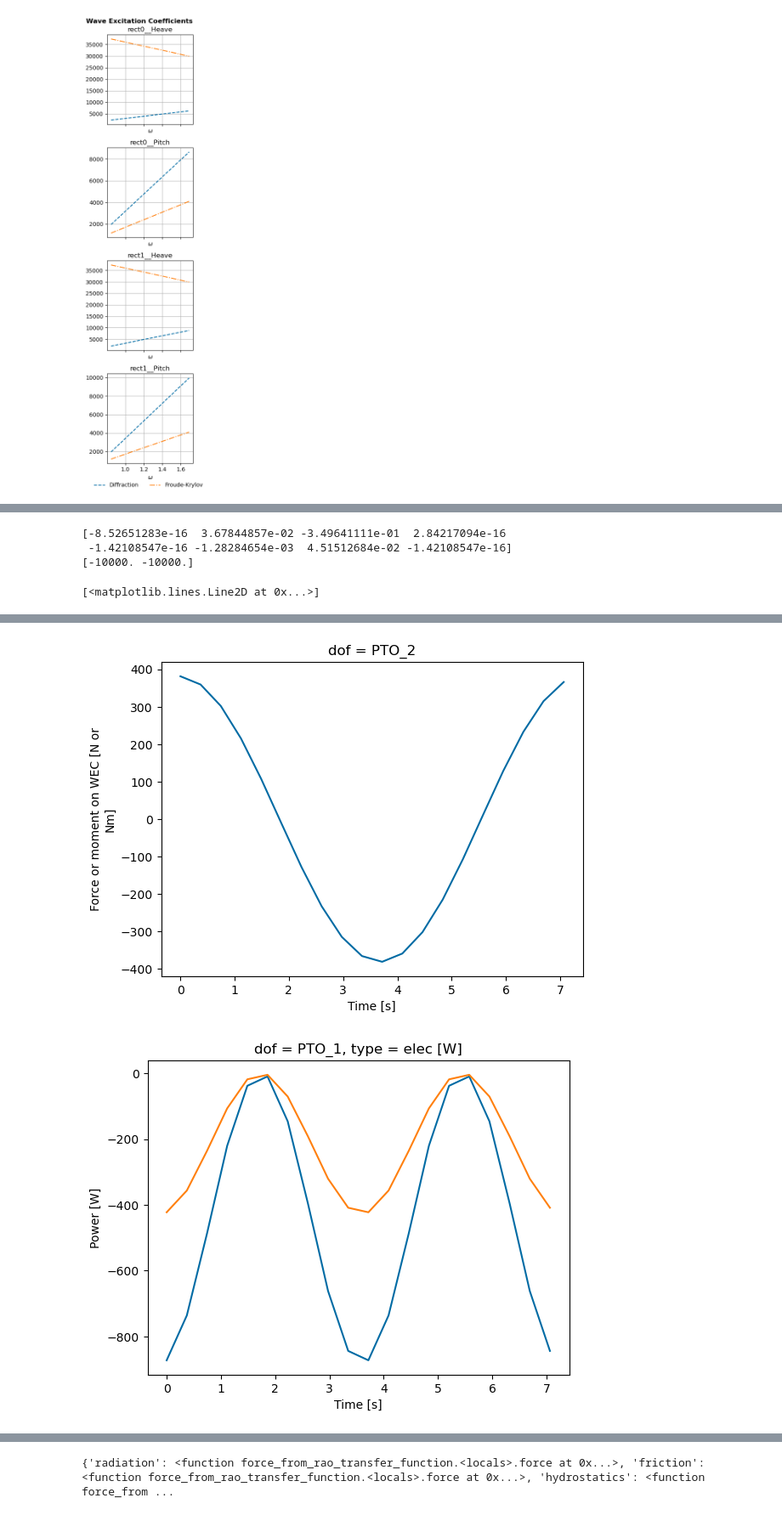
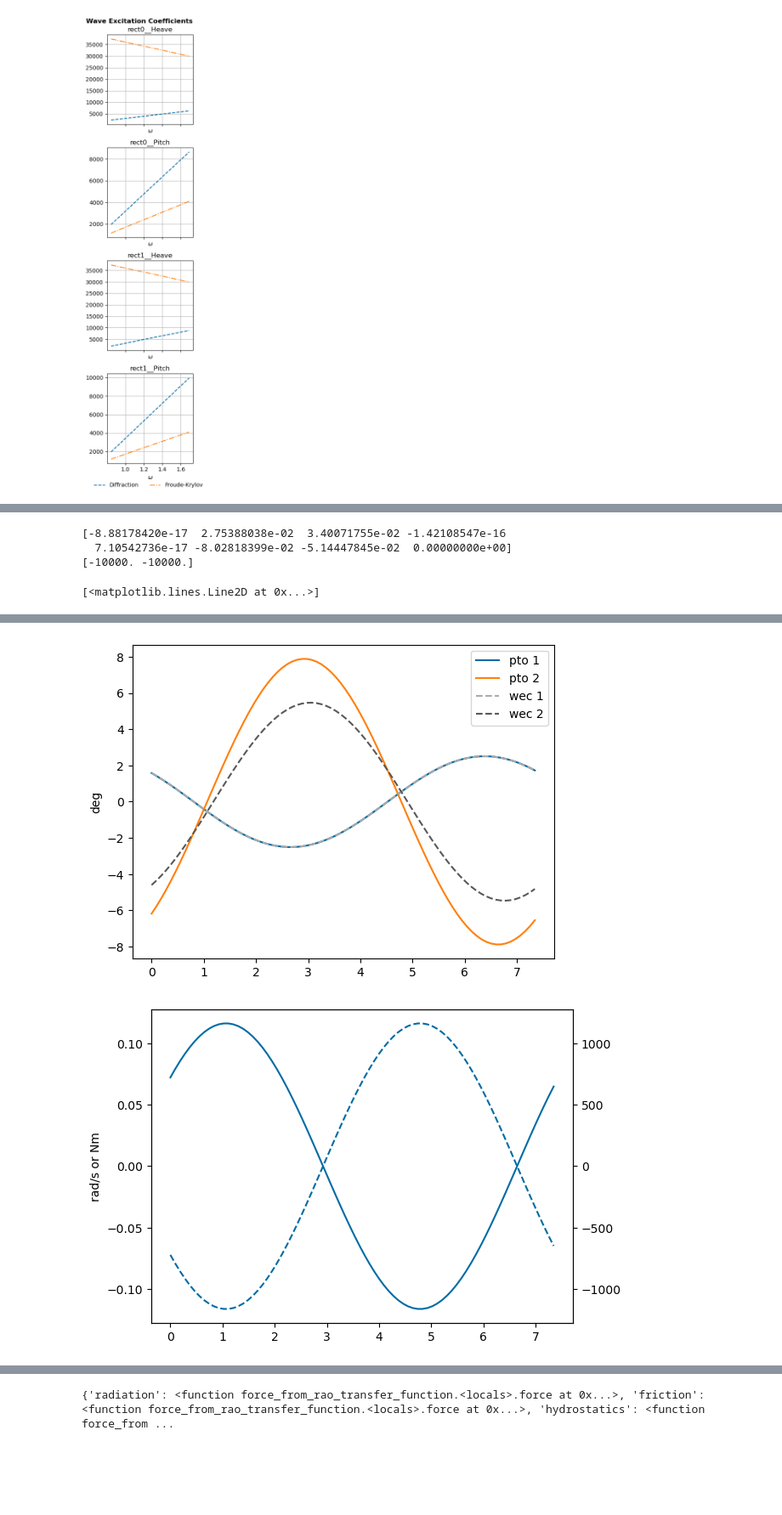
Before and after one commit to jtgrasb/WecOptTool, a Jupyter notebook: examples/attenuatorParallelAxis2Bod.ipynb, the cells around one changed output, grey strips where cells are left out. Shown at 85% size. Cells and saved outputs as stored; diff of their text form; code cells hidden in the pictures; blank space fills up the shorter version.

```diff
--- a/examples/attenuatorParallelAxis2Bod.ipynb
+++ b/examples/attenuatorParallelAxis2Bod.ipynb
@@ -308,0 +329,10 @@ pto2 = wot.pto.PTO(pto_ndof, kinematics2, controller, pto_impedance, loss, name2
+# %%
+hydro_data = wot.add_linear_friction(bem_data, None)
+
+# frequency array
+f1, nfreq = wot.frequency_parameters(hydro_data.omega.values/(2*np.pi), False)
+
+# check real part of damping diagonal > 0
+hydro_data = wot.check_radiation_damping(hydro_data, 1e-6, False)
+
+print(hydro_data['hydrostatic_stiffness'])
@@ -344,8 +392,8 @@ for coeff_name in coeff_var_names:
         hydro_data[coeff_name].sel(influenced_dof='rect1__Pitch',radiating_dof='rect1__Pitch') # convert to pitch about PTO 1 location
 
     if coeff_name != 'inertia_matrix':
-        coeff_data[coeff_name].loc[dict(influenced_dof='rect1__Pitch',radiating_dof='rect0__Pitch')] = \
-            hydro_data[coeff_name].sel(influenced_dof='rect1__Heave',radiating_dof='rect1__Heave')*(3*bodyDist/2)**2 # does 3 coeff in square make sense?
+        coeff_data[coeff_name].loc[dict(influenced_dof='rect0__Pitch',radiating_dof='rect1__Pitch')] = \
+            hydro_data[coeff_name].sel(influenced_dof='rect1__Heave',radiating_dof='rect1__Heave')*3*(bodyDist/2)**2 # does 3 coeff in square make sense? I don't think so
 
 for exc_coeff_name in exc_coeff_var_names:
     coeff_data[exc_coeff_name].loc[dict(influenced_dof='rect0__Pitch')] = \
@@ -354,7 +402,6 @@ for exc_coeff_name in exc_coeff_var_names:
     coeff_data[exc_coeff_name].loc[dict(influenced_dof='rect1__Pitch')] = \
         hydro_data[exc_coeff_name].sel(influenced_dof='rect1__Heave')*bodyDist/2 \
             + hydro_data[exc_coeff_name].sel(influenced_dof='rect1__Pitch')
-
 
 coeff_data['omega'] = hydro_data['omega']
 
@@ -368,6 +415,10 @@ tmp = hs.isel(omega=0).copy(deep=True)
 tmp['omega'] = tmp['omega'] * 0
 hs = xr.concat([tmp, hs], dim='omega') #, data_vars='minimal')
 rao_transfer_functions['hydrostatics'] = (hs, True)
+
+print(rao_transfer_functions['hydrostatics'][0])
+print(rao_transfer_functions['hydrostatics'][0].sel(influenced_dof='rect0__Pitch'))
+print(rao_transfer_functions['hydrostatics'][0].transpose("omega", "radiating_dof", "influenced_dof").sel(influenced_dof='rect0__Pitch'))
 
 linear_force_functions_about_PTO = dict()
 for name, (value, zero_freq) in rao_transfer_functions.items():
@@ -506,17 +593,25 @@ x_wec, x_opt = wec.decompose_state(results[0].x)
 print(x_wec)
 print(x_opt)
 
-nsubsteps = 5
+nsubsteps = 20
 pto_fdom1, pto_tdom1 = pto1.post_process(wec, results, waves, nsubsteps=nsubsteps)
 pto_fdom2, pto_tdom2 = pto2.post_process(wec, results, waves, nsubsteps=nsubsteps)
 wec_fdom, wec_tdom = wec.post_process(wec, results, waves, nsubsteps=nsubsteps)
 
+# because I converted the coefficients to be about the pto (which is relative motion for PTO 2), I need to convert them back to WEC frame
+body1_pitch =  pto_tdom1[0]['pos']*(180/np.pi)
+body2_pitch =  pto_tdom1[0]['pos'].squeeze()*(180/np.pi) + pto_tdom2[0]['pos'].squeeze()*(180/np.pi)
+
 # calculate theoretical heave
-theoretical_heave1 = -(bodyDist/2)*np.sin(wec_tdom[0]['pos'][0])
-theoretical_heave2 = -3*(bodyDist/2)*np.sin(wec_tdom[0]['pos'][0]) - (bodyDist/2)*np.sin(wec_tdom[0]['pos'][1])
+theoretical_heave1 = -(bodyDist/2)*np.sin(pto_tdom1[0]['pos'])
+theoretical_heave2 = -3*(bodyDist/2)*np.sin(pto_tdom1[0]['pos']).squeeze() - (bodyDist/2)*np.sin(pto_tdom2[0]['pos']).squeeze()
 
 plt.figure()
-plt.plot(wec_tdom[0]['time'], wec_tdom[0]['pos'][0]*(180/np.pi), label='pitch')
+wec_tdom[0]['wave_elev'].plot()
+
+
+plt.figure()
+plt.plot(wec_tdom[0]['time'], body1_pitch, label='pitch')
 #wec_tdom[0]['pos'][1].plot(label='pitch')
 plt.plot(wec_tdom[0]['time'], np.squeeze(theoretical_heave1),'--',label='theoretical heave')
 plt.ylabel('m or deg')
@@ -524,12 +619,33 @@ plt.title('body 1')
 plt.legend()
 
 plt.figure()
-plt.plot(wec_tdom[0]['time'], wec_tdom[0]['pos'][1]*(180/np.pi), label='pitch')
+plt.plot(wec_tdom[0]['time'], body2_pitch, label='pitch')
 #wec_tdom[0]['pos'][1].plot(label='pitch')
 plt.plot(wec_tdom[0]['time'], np.squeeze(theoretical_heave2),'--',label='theoretical heave')
 plt.ylabel('m or deg')
 plt.title('body 2')
 plt.legend()
+
+plt.figure()
+plt.plot(pto_tdom1[0]['time'], pto_tdom1[0]['pos']*(180/np.pi), label='pto 1')
+plt.plot(pto_tdom2[0]['time'], pto_tdom2[0]['pos']*(180/np.pi), label='pto 2')
+plt.plot(wec_tdom[0]['time'], wec_tdom[0]['pos'][0]*(180/np.pi), '--',label='wec 1')
+plt.plot(wec_tdom[0]['time'], wec_tdom[0]['pos'][1]*(180/np.pi), '--',label='wec 2')
+plt.ylabel('deg')
+plt.legend()
+
+fig, ax1 = plt.subplots()
+ax1.plot(pto_tdom2[0]['time'], pto_tdom2[0]['vel'], label='pto 2')
+ax2 = ax1.twinx()
+ax2.plot(wec_tdom[0]['time'], np.squeeze(wec_tdom[0]['force'][1].sel(type='PTO_2')),'--')
+ax1.set_ylabel('rad/s or Nm')
+
+
+plt.figure()
+pto_tdom1[0]['vel'].plot()
+
+plt.figure()
+pto_tdom2[0]['vel'].plot()
 
 plt.figure()
 pto_tdom1[0]['force'].plot()
@@ -545,7 +661,7 @@ plt.figure()
 pto_tdom2[0]['power'].loc['mech',:,:].plot()
 pto_tdom2[0]['power'].loc['elec',:,:].plot()
 # %% [output]
-[-8.52651283e-16  3.67844857e-02 -3.49641111e-01  2.84217094e-16
- -1.42108547e-16 -1.28284654e-03  4.51512684e-02 -1.42108547e-16]
+[-8.88178420e-17  2.75388038e-02  3.40071755e-02 -1.42108547e-16
+  7.10542736e-17 -8.02818399e-02 -5.14447845e-02  0.00000000e+00]
 [-10000. -10000.]
 [<matplotlib.lines.Line2D at 0x...>]
@@ -555,2 +671,2 @@ pto_tdom2[0]['power'].loc['elec',:,:].plot()
-[figure, old version]
+[figure, new version]
-[figure, old version]
+[figure, new version]
```
Also changed, not shown: parts of 13 cells of this notebook, 26 other files.
